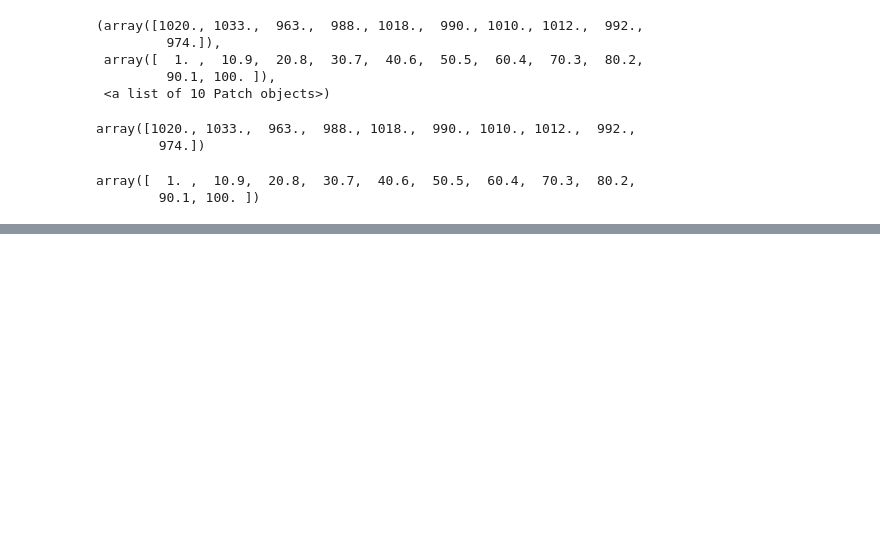
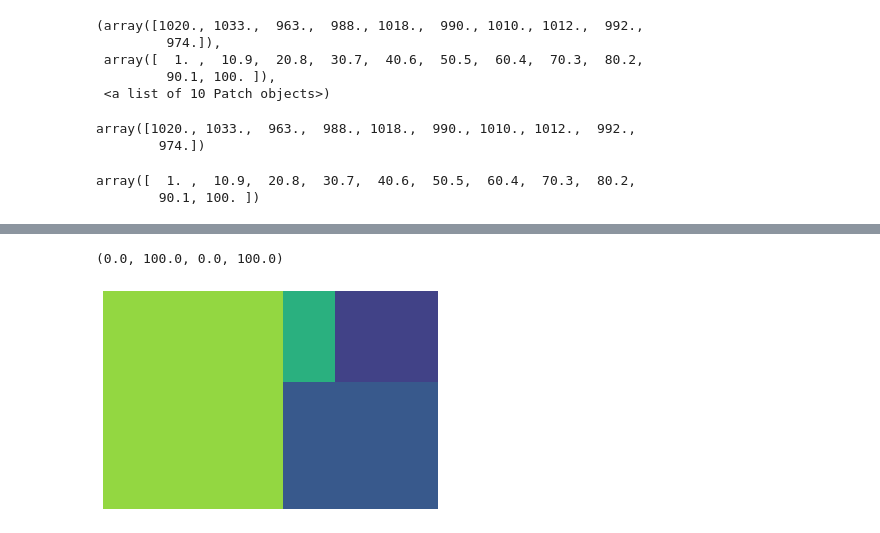
Before and after one commit to Wikanes-k/data_viz_2022, a Jupyter notebook: DataViz04_Data_Comparison.ipynb, the cells around one changed output, grey strips where cells are left out. Drawn from its saved outputs; the diff is of its cells as text; code cells hidden in the pictures; blank space fills up the shorter version.

```diff
--- a/DataViz04_Data_Comparison.ipynb
+++ b/DataViz04_Data_Comparison.ipynb
@@ -360,0 +387,8 @@ array([  1. ,  10.9,  20.8,  30.7,  40.6,  50.5,  60.4,  70.3,  80.2,
+# %%
+data = [500, 250, 60, 120]
+# %%
+squarify.plot(data)
+plt.axis('off')
+# %% [output]
+(0.0, 100.0, 0.0, 100.0)
+[figure, added]
```
Also changed, not shown: parts of 23 cells of this notebook.
